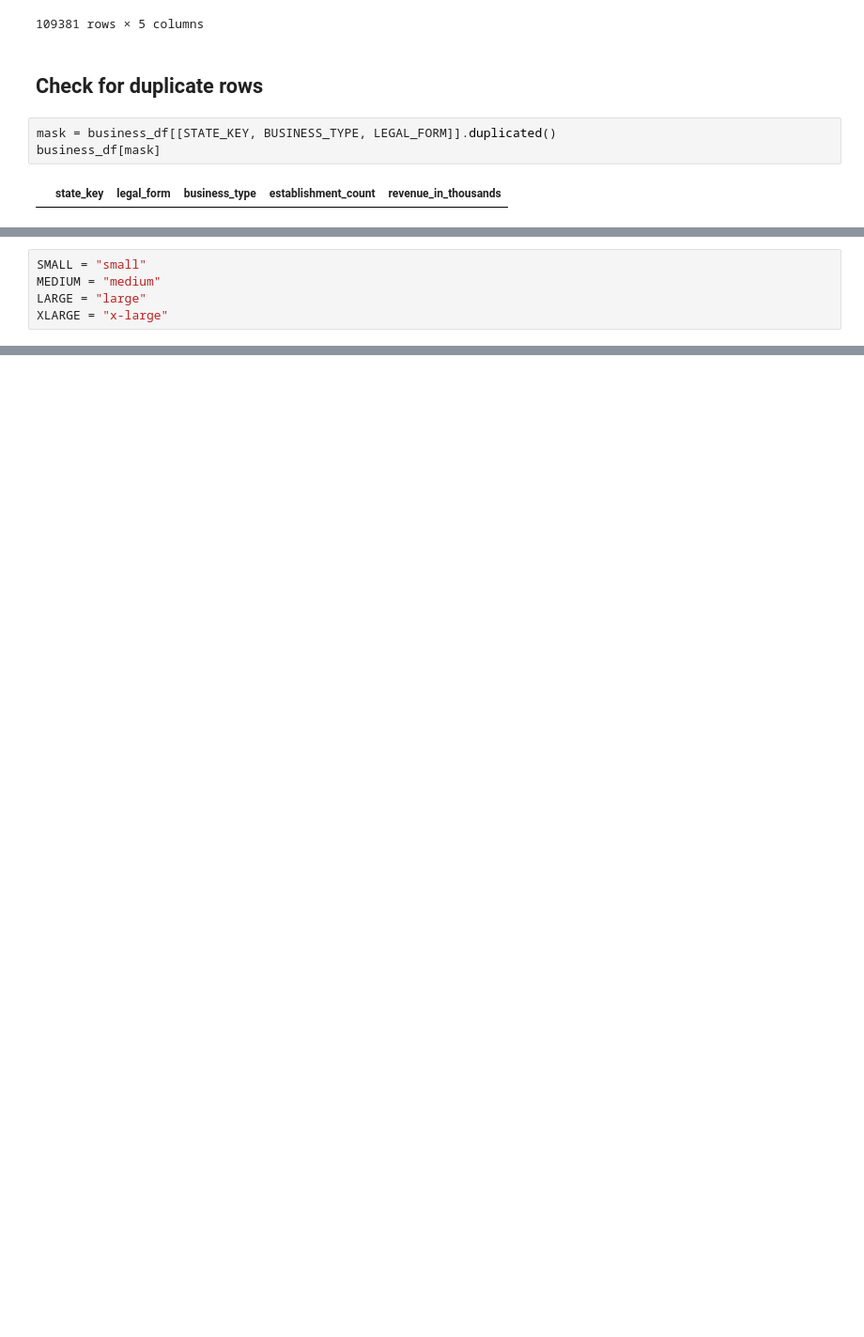
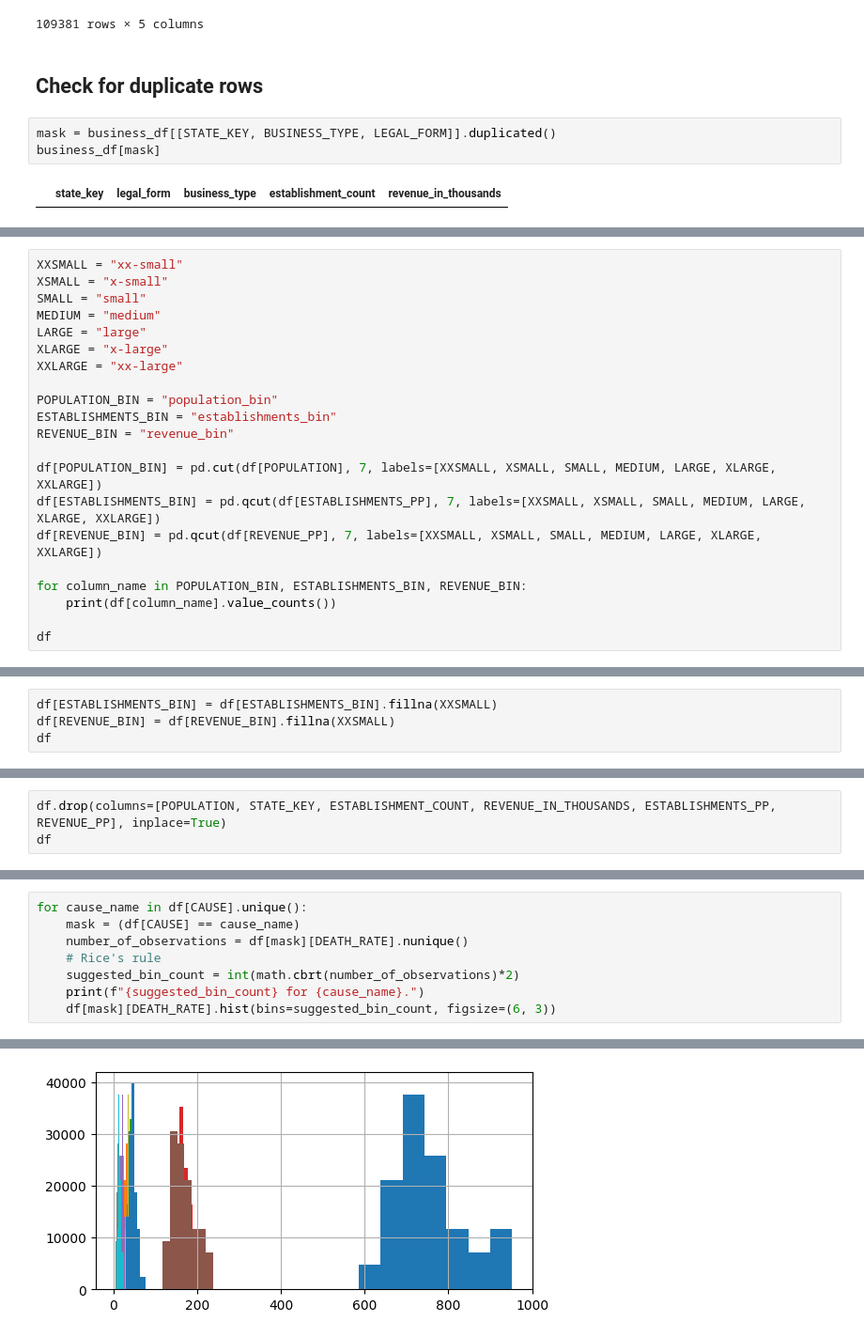
Before and after one commit to jsf80238/data_science, a Jupyter notebook: notebooks/death_rate.ipynb, the cells around one changed output, grey strips where cells are left out. Shown: that part at 94% size. Saved outputs shown, nothing was run; the diff lists cells and outputs as text; blank space fills up the shorter version.

```diff
--- a/notebooks/death_rate.ipynb
+++ b/notebooks/death_rate.ipynb
@@ -502,5 +575,21 @@ Distribution plots
 # %%
+XXSMALL = "xx-small"
+XSMALL = "x-small"
 SMALL = "small"
 MEDIUM = "medium"
 LARGE = "large"
 XLARGE = "x-large"
+XXLARGE = "xx-large"
+
+POPULATION_BIN = "population_bin"
+ESTABLISHMENTS_BIN = "establishments_bin"
+REVENUE_BIN = "revenue_bin"
+
+df[POPULATION_BIN] = pd.cut(df[POPULATION], 7, labels=[XXSMALL, XSMALL, SMALL, MEDIUM, LARGE, XLARGE, XXLARGE])
+df[ESTABLISHMENTS_BIN] = pd.qcut(df[ESTABLISHMENTS_PP], 7, labels=[XXSMALL, XSMALL, SMALL, MEDIUM, LARGE, XLARGE, XXLARGE])
+df[REVENUE_BIN] = pd.qcut(df[REVENUE_PP], 7, labels=[XXSMALL, XSMALL, SMALL, MEDIUM, LARGE, XLARGE, XXLARGE])
+
+for column_name in POPULATION_BIN, ESTABLISHMENTS_BIN, REVENUE_BIN:
+    print(df[column_name].value_counts())
+
+df
@@ -553,0 +630,4 @@ df[df[ESTABLISHMENT_COUNT] == 3374050]
+# %%
+df[ESTABLISHMENTS_BIN] = df[ESTABLISHMENTS_BIN].fillna(XXSMALL)
+df[REVENUE_BIN] = df[REVENUE_BIN].fillna(XXSMALL)
+df
@@ -553,0 +651,3 @@ df[df[ESTABLISHMENT_COUNT] == 3374050]
+# %%
+df.drop(columns=[POPULATION, STATE_KEY, ESTABLISHMENT_COUNT, REVENUE_IN_THOUSANDS, ESTABLISHMENTS_PP, REVENUE_PP], inplace=True)
+df
@@ -553,0 +671,9 @@ df[df[ESTABLISHMENT_COUNT] == 3374050]
+# %%
+for cause_name in df[CAUSE].unique():
+    mask = (df[CAUSE] == cause_name)
+    number_of_observations = df[mask][DEATH_RATE].nunique()
+    # Rice's rule
+    suggested_bin_count = int(math.cbrt(number_of_observations)*2)
+    print(f"{suggested_bin_count} for {cause_name}.")
+    df[mask][DEATH_RATE].hist(bins=suggested_bin_count, figsize=(6, 3))
+# %% [output]
@@ -553,0 +691 @@ df[df[ESTABLISHMENT_COUNT] == 3374050]
+[figure, added]
```
Also changed, not shown: parts of 41 cells of this notebook.
